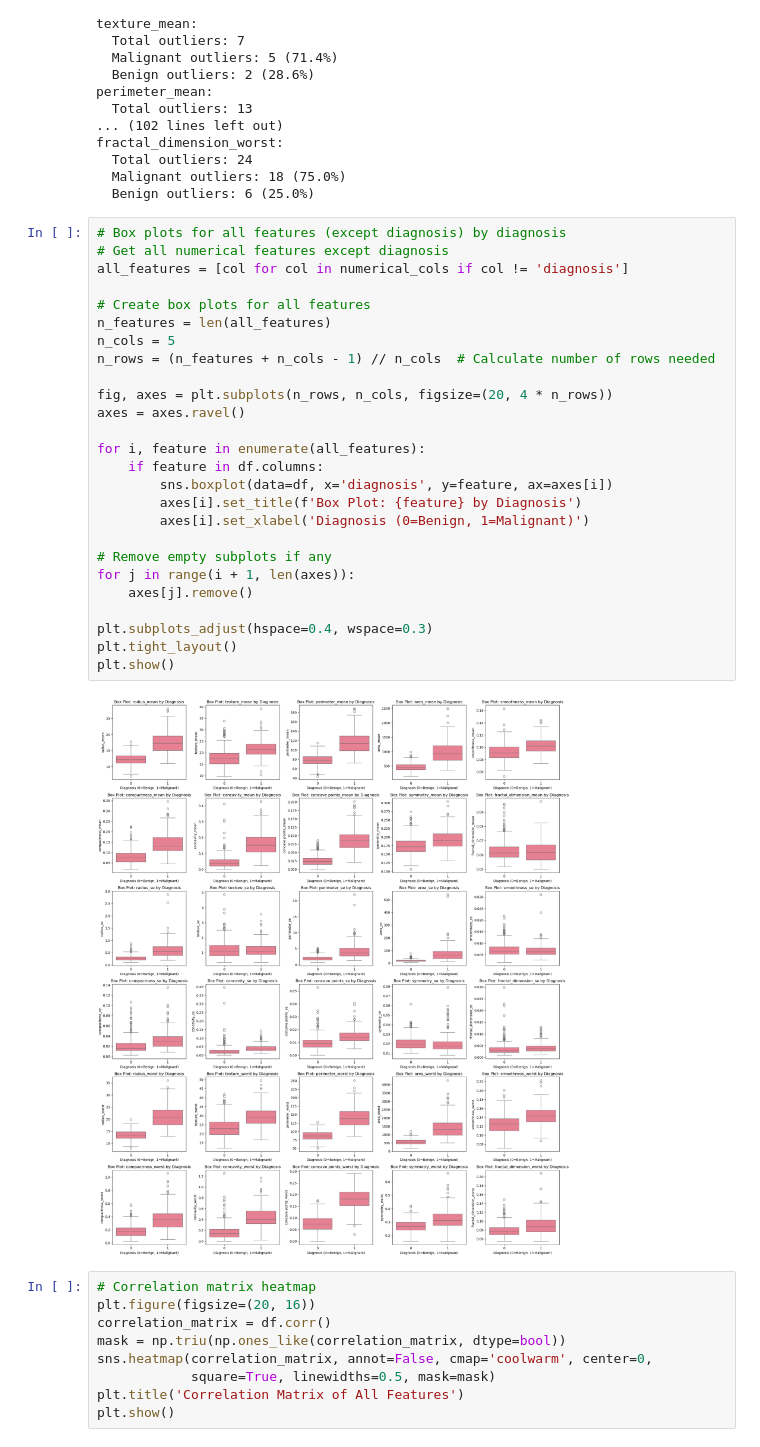
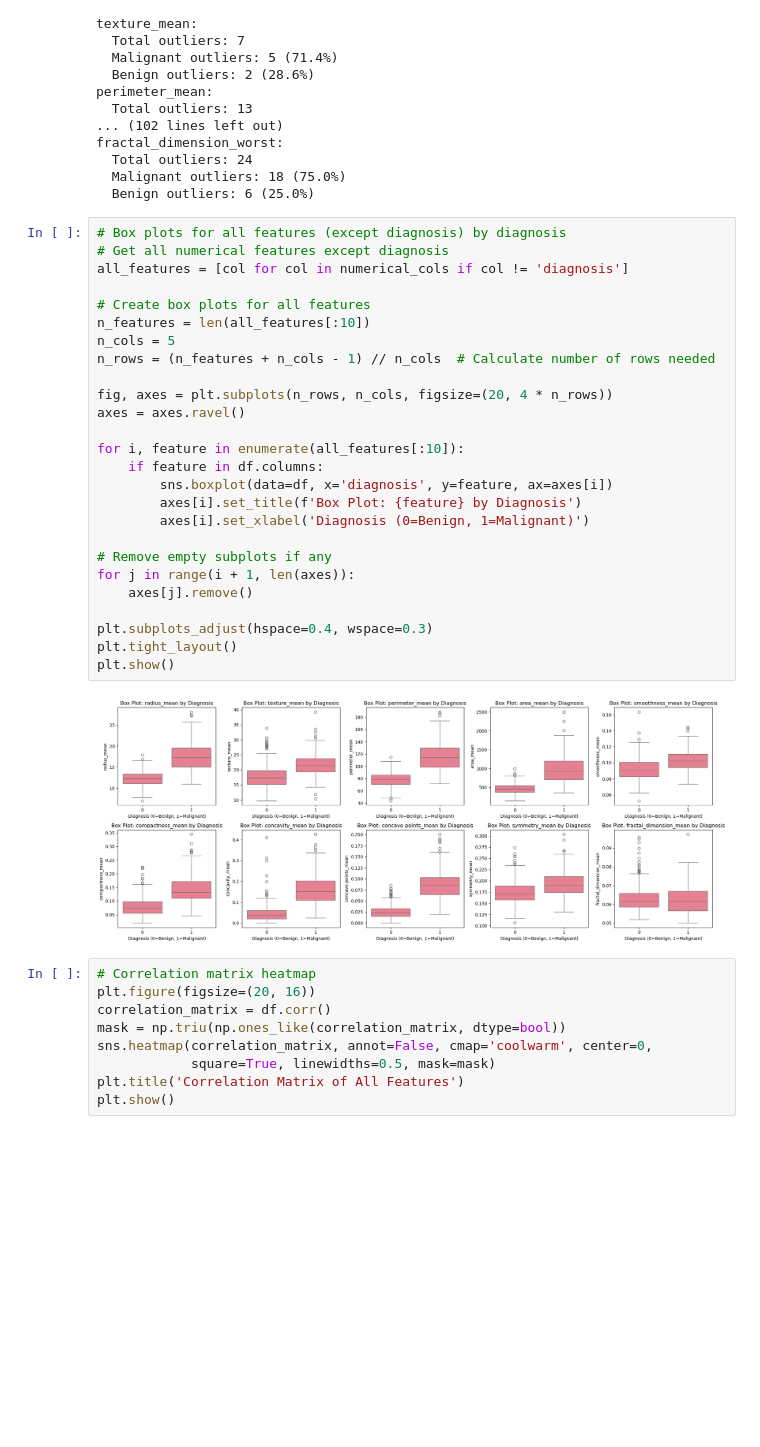
Before and after one commit to cristinalakasz/breast-cancer, a Jupyter notebook: breast_cancer_prediction.ipynb, the cells around one changed output. Saved outputs shown, nothing was run; the diff lists cells and outputs as text; blank space fills up the shorter version.

```diff
--- a/breast_cancer_prediction.ipynb
+++ b/breast_cancer_prediction.ipynb
@@ -355,31 +355,31 @@ fractal_dimension_worst:
 # %%
 # Box plots for all features (except diagnosis) by diagnosis
 # Get all numerical features except diagnosis
 all_features = [col for col in numerical_cols if col != 'diagnosis']
 
 # Create box plots for all features
-n_features = len(all_features)
+n_features = len(all_features[:10])
 n_cols = 5
 n_rows = (n_features + n_cols - 1) // n_cols  # Calculate number of rows needed
 
 fig, axes = plt.subplots(n_rows, n_cols, figsize=(20, 4 * n_rows))
 axes = axes.ravel()
 
-for i, feature in enumerate(all_features):
+for i, feature in enumerate(all_features[:10]):
     if feature in df.columns:
         sns.boxplot(data=df, x='diagnosis', y=feature, ax=axes[i])
         axes[i].set_title(f'Box Plot: {feature} by Diagnosis')
         axes[i].set_xlabel('Diagnosis (0=Benign, 1=Malignant)')
 
 # Remove empty subplots if any
 for j in range(i + 1, len(axes)):
     axes[j].remove()
 
 plt.subplots_adjust(hspace=0.4, wspace=0.3)
 plt.tight_layout()
 plt.show()
 # %% [output]
-[figure, old version]
+[figure, new version]
 # %%
 # Correlation matrix heatmap
 plt.figure(figsize=(20, 16))
```
Also changed, not shown: parts of 2 cells of this notebook, 1 other file.
